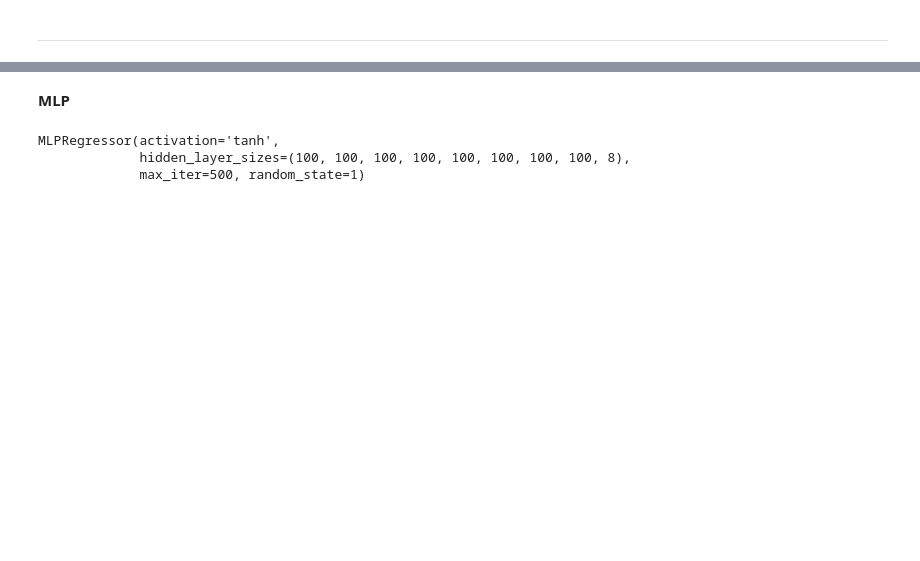
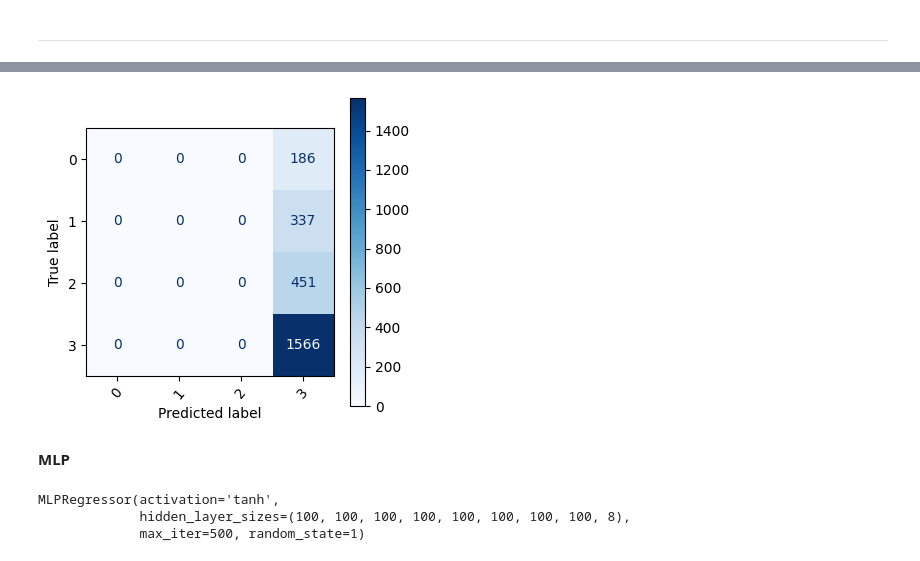
Before and after one commit to RajaHussnain/Predict-the-relevance-of-search-in-search-engine, a Jupyter notebook: Ensemble.ipynb, the cells around one changed output, grey strips where cells are left out. Cells and saved outputs as stored; diff of their text form; code cells hidden in the pictures; blank space fills up the shorter version.

```diff
--- a/Ensemble.ipynb
+++ b/Ensemble.ipynb
@@ -107,0 +139,21 @@ Kappa = lambda y_pred, y_true: kappa(np.clip(np.round(y_pred), 1, 4), y_true, we
+# %%
+# concatenate the two input matrices
+x_train = np.concatenate((x_train1, x_train2), axis=1)
+x_test = np.concatenate((x_test1, x_test2), axis=1)
+# %%
+# Initialize a label encoder
+label_encoder = LabelEncoder()
+
+# Fit the encoder to the class labels and transform the labels to integers
+y_train_encoded = label_encoder.fit_transform(training_df[2])
+y_test_encoded = label_encoder.fit_transform(test_df[2])
+
+# Convert the output data to one-hot encoded format
+y_train = tf.keras.utils.to_categorical(y_train_encoded, num_classes=4)
+y_test = tf.keras.utils.to_categorical(y_test_encoded, num_classes=4)
+# %%
+# train the model
+history = model.fit(x_train, y_train,
+          batch_size=32,
+          epochs=100,
+          validation_data=(x_test, y_test))
@@ -107,0 +205,12 @@ Kappa = lambda y_pred, y_true: kappa(np.clip(np.round(y_pred), 1, 4), y_true, we
+# %%
+# predict target values on the test data
+preds = model.predict(x_test)
+
+# convert the predicted values to the original labels
+preds = np.argmax(preds, axis=1)
+
+# convert the test labels to the original labels
+y_test = np.argmax(y_test, axis=1)
+
+# print the classification report
+print(classification_report(y_test, preds))
@@ -108,3 +229,14 @@ Kappa = lambda y_pred, y_true: kappa(np.clip(np.round(y_pred), 1, 4), y_true, we
+# %%
+# plot the confusion matrix
+cm = confusion_matrix(y_test, preds)
+disp = ConfusionMatrixDisplay(confusion_matrix=cm)
+
+disp.plot(cmap=plt.cm.Blues)
+disp.figure_.set_size_inches(4,4)
+plt.xticks(rotation=50)
+plt.show()
+# %% [output]
+[figure, added]
 # %% [markdown]
 **MLP**
 # %%
```
Also changed, not shown: parts of 50 cells of this notebook, 5 other files.
